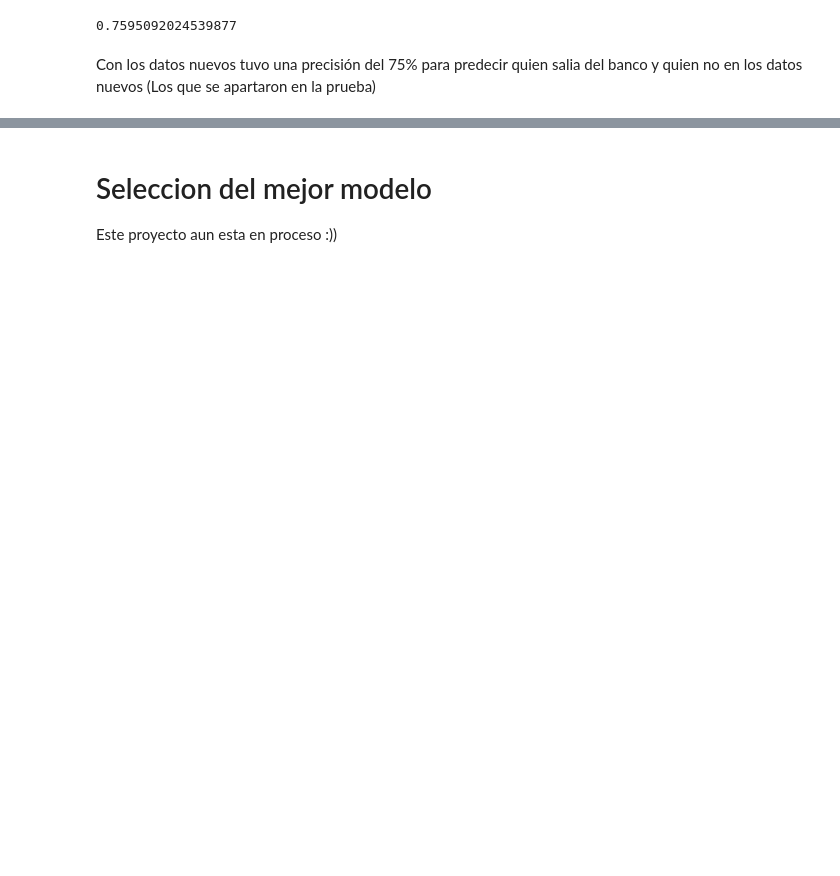
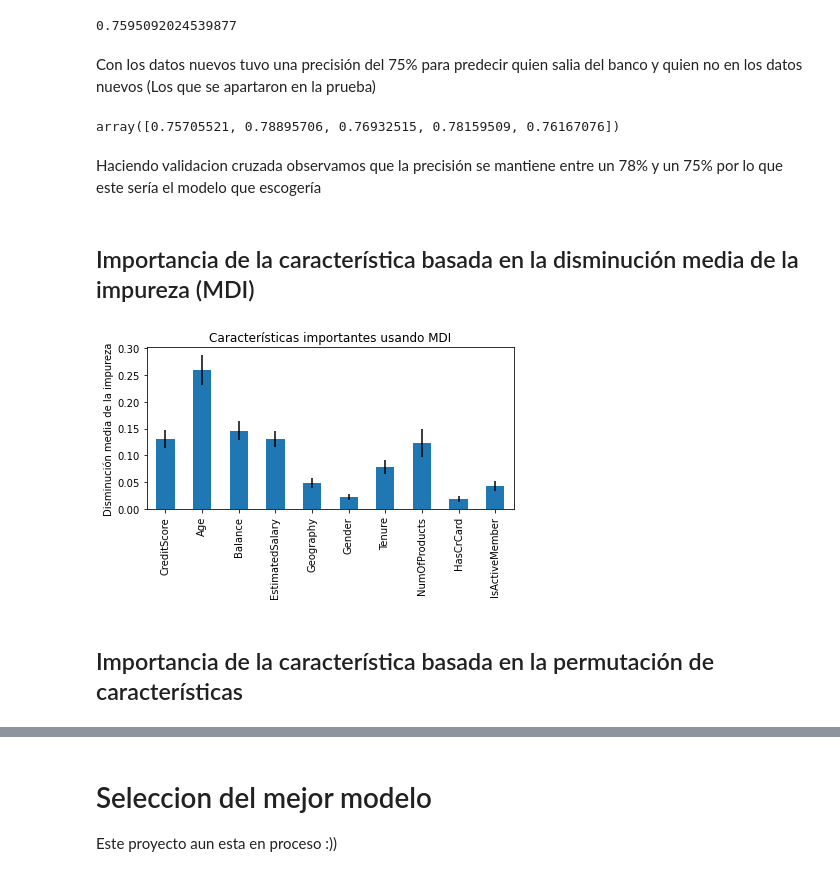
Before and after one commit to bserna13/Analisis-de-datos, a Jupyter notebook: Banco_permanencia.ipynb, the cells around one changed output, grey strips where cells are left out. Drawn from its saved outputs; the diff is of its cells as text; code cells hidden in the pictures; blank space fills up the shorter version.

```diff
--- a/Banco_permanencia.ipynb
+++ b/Banco_permanencia.ipynb
@@ -517,7 +547,8 @@ arboles = RandomForestClassifier(n_estimators=100,
                                 max_features="sqrt",
                                 bootstrap=True,
                                 max_samples=2/3,
-                                oob_score=True)
+                                oob_score=True,
+                                random_state=0)
 
 arboles.fit(X_train,y_train)
 prediciones = arboles.predict(X_test)
@@ -531,3 +564,36 @@ accuracy_score(y_test,prediciones)
 0.7595092024539877
 # %% [markdown]
 Con los datos nuevos tuvo una precisión del 75% para predecir quien salia del banco y quien no en los datos nuevos (Los que se apartaron en la prueba)
+# %%
+arboles = RandomForestClassifier(n_estimators=100,
+                                criterion="gini",
+                                max_features="sqrt",
+                                bootstrap=True,
+                                max_samples=2/3,
+                                oob_score=True
+                                )
+cross_val_score(arboles,X_under,y_under.values.ravel(),cv=5)
+# %% [output]
+array([0.75705521, 0.78895706, 0.76932515, 0.78159509, 0.76167076])
+# %% [markdown]
+Haciendo validacion cruzada observamos que la precisión se mantiene entre un 78% y un 75% por lo que este sería el modelo que escogería
+# %%
+arboles.fit(X_train,y_train)
+importances = arboles.feature_importances_
+# %% [markdown]
+## Importancia de la característica basada en la disminución media de la impureza (MDI)
+# %%
+feature_name = X_under.columns
+# %%
+std = np.std([tree.feature_importances_ for tree in arboles.estimators_], axis=0)
+forest_importances = pd.Series(importances, index=feature_name)
+
+fig, ax = plt.subplots()
+forest_importances.plot.bar(yerr=std, ax=ax)
+ax.set_title("Características importantes usando MDI")
+ax.set_ylabel("Disminución media de la impureza")
+fig.tight_layout()
+# %% [output]
+[figure, added]
+# %% [markdown]
+## Importancia de la característica basada en la permutación de características
```
Also changed, not shown: parts of 25 cells of this notebook.
